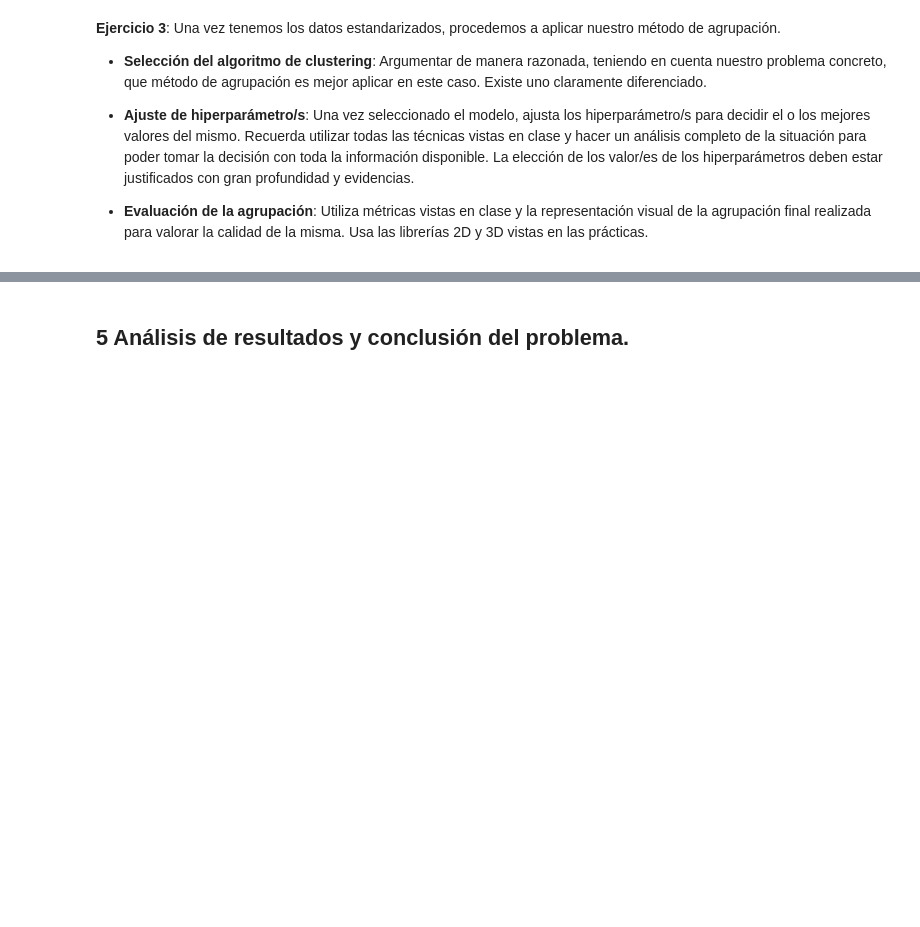
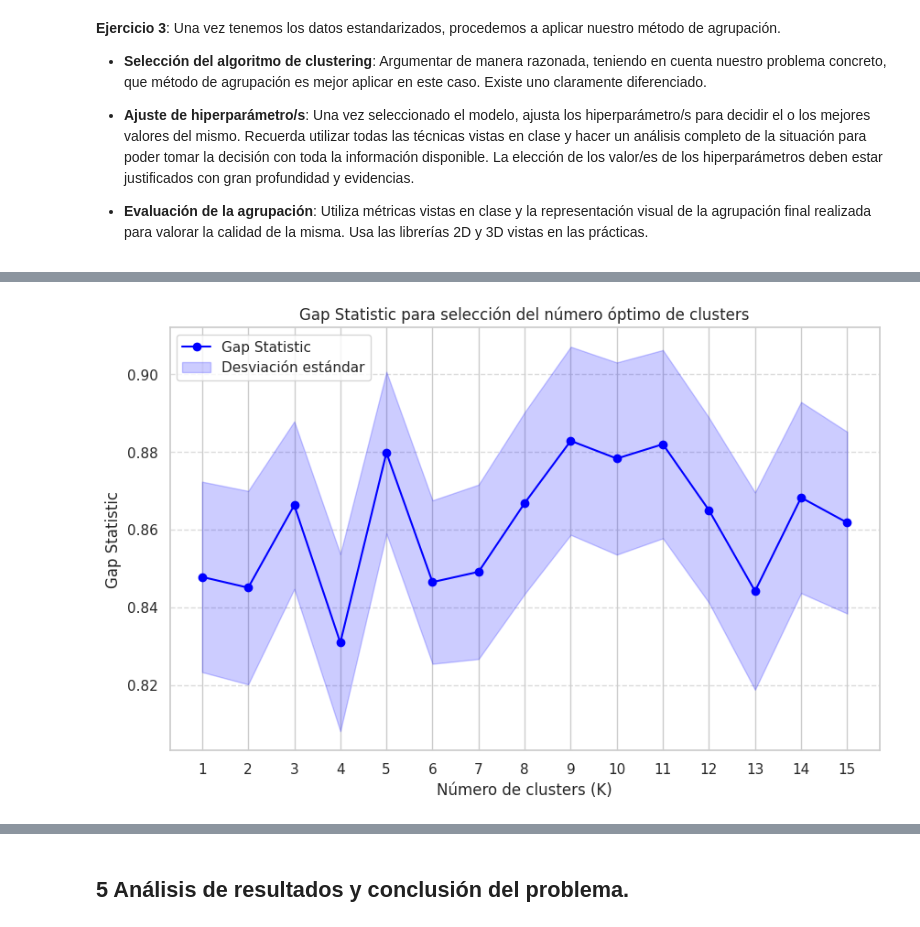
Before and after one commit to adrianizmi/Clasificaciones_Feedback2, a Jupyter notebook: Feedback_Clustering_Adrián_Izquierdo.ipynb, the cells around one changed output, grey strips where cells are left out. Cells and saved outputs as stored; diff of their text form; code cells hidden in the pictures; blank space fills up the shorter version.

```diff
--- a/Feedback_Clustering_Adrián_Izquierdo.ipynb
+++ b/Feedback_Clustering_Adrián_Izquierdo.ipynb
@@ -327,0 +508,5 @@ display(df_model.describe())
+# %%
+n_refs = 50
+max_k = 15
+# %%
+gaps, deviations = calculate_gap_statistic(df_scaled, n_refs=n_refs, max_k=max_k)
@@ -327,0 +519,14 @@ display(df_model.describe())
+# %%
+ks = np.arange(1, max_k + 1)
+plt.figure(figsize=(10, 6))
+plt.plot(ks, gaps, marker='o', linestyle='-', color='blue', label='Gap Statistic')
+plt.fill_between(ks, gaps - deviations, gaps + deviations, color='blue', alpha=0.2, label='Desviación estándar')
+plt.title('Gap Statistic para selección del número óptimo de clusters')
+plt.xlabel('Número de clusters (K)')
+plt.ylabel('Gap Statistic')
+plt.xticks(ks)
+plt.legend()
+plt.grid(axis='y', linestyle='--', alpha=0.7)
+plt.show()
+# %% [output]
+[figure, added]
```
Also changed, not shown: parts of 11 cells of this notebook.
